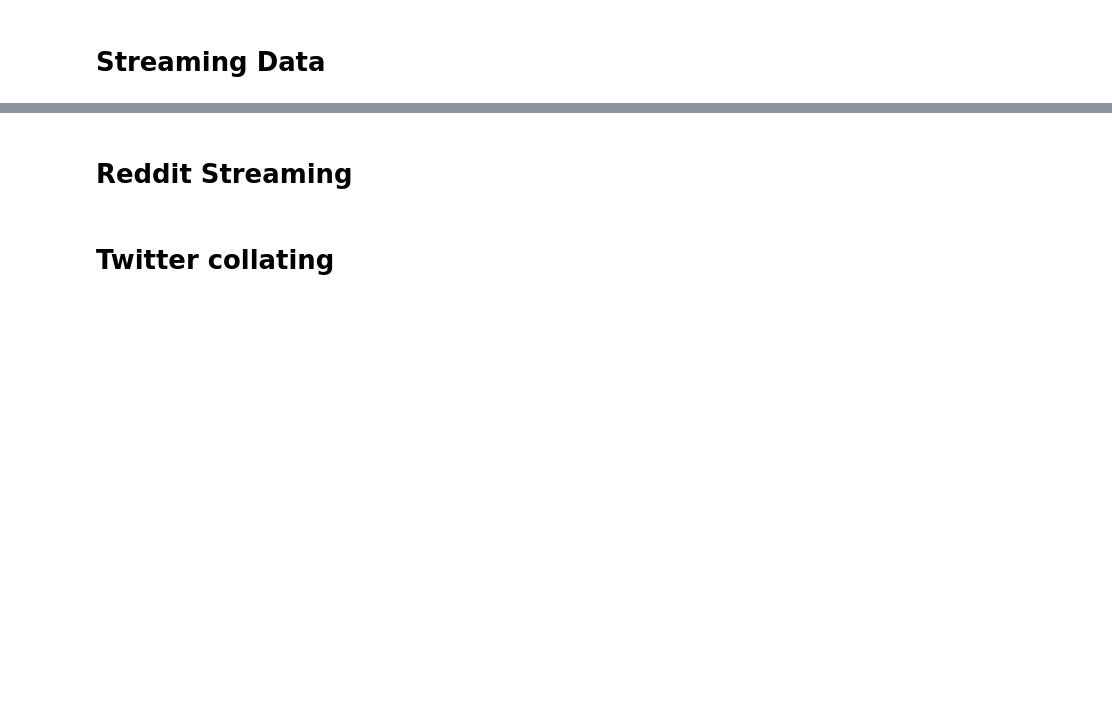
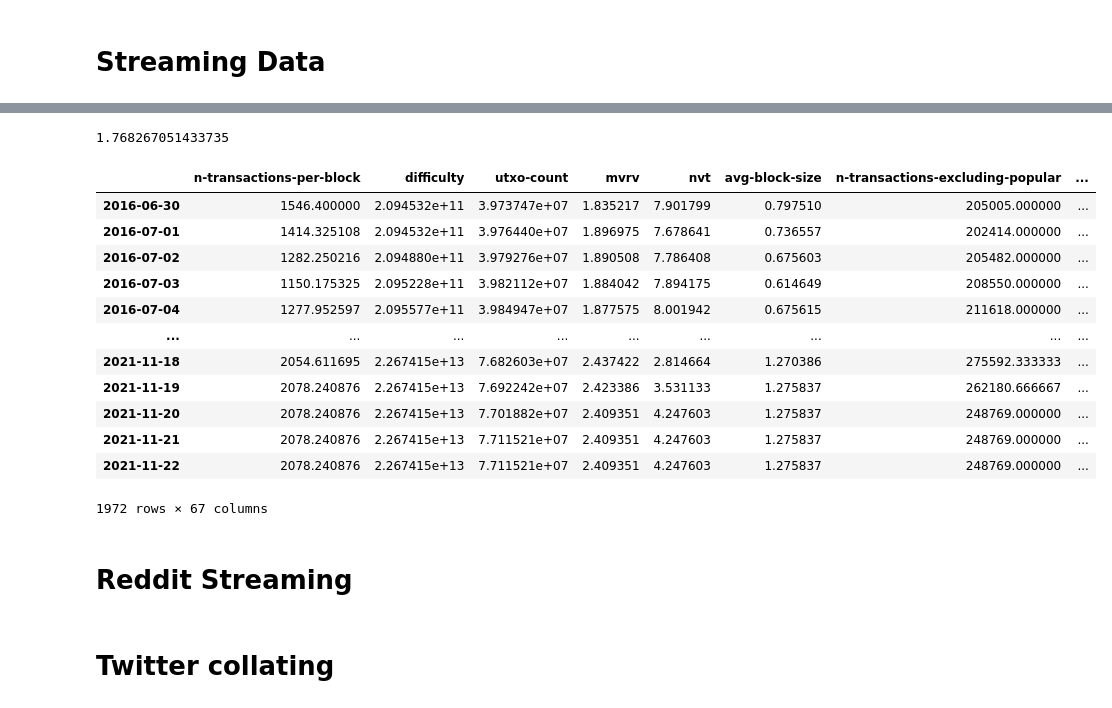
Before and after one commit to michelangelo89/btc_sent_fc, a Jupyter notebook: notebooks/ss_post_proc.ipynb, the cells around one changed output, grey strips where cells are left out. Drawn from its saved outputs; the diff is of its cells as text; code cells hidden in the pictures; blank space fills up the shorter version.

```diff
--- a/notebooks/ss_post_proc.ipynb
+++ b/notebooks/ss_post_proc.ipynb
@@ -14,3 +18,7 @@ import matplotlib.pyplot as plt
+# %%
+np.exp(0.57)
+# %% [output]
+1.768267051433735
 # %%
 def to_readable_datetime(x):
     from datetime import datetime
@@ -20,7 +28,21 @@ df = pd.read_csv("gcs://wagon-data-750-btc-sent-fc/raw_data/features_2016.csv",
                  index_col=0,
                  parse_dates=True)
 # %%
-df.columns
+big_df
+# %% [output]
+|  | n-transactions-per-block | difficulty | utxo-count | mvrv | nvt | avg-block-size | n-transactions-excluding-popular | ... |
+| 2016-06-30 | 1546.400000 | 2.094532e+11 | 3.973747e+07 | 1.835217 | 7.901799 | 0.797510 | 205005.000000 | ... |
+| 2016-07-01 | 1414.325108 | 2.094532e+11 | 3.976440e+07 | 1.896975 | 7.678641 | 0.736557 | 202414.000000 | ... |
+| 2016-07-02 | 1282.250216 | 2.094880e+11 | 3.979276e+07 | 1.890508 | 7.786408 | 0.675603 | 205482.000000 | ... |
+| 2016-07-03 | 1150.175325 | 2.095228e+11 | 3.982112e+07 | 1.884042 | 7.894175 | 0.614649 | 208550.000000 | ... |
+| 2016-07-04 | 1277.952597 | 2.095577e+11 | 3.984947e+07 | 1.877575 | 8.001942 | 0.675615 | 211618.000000 | ... |
+| ... | ... | ... | ... | ... | ... | ... | ... | ... |
+| 2021-11-18 | 2054.611695 | 2.267415e+13 | 7.682603e+07 | 2.437422 | 2.814664 | 1.270386 | 275592.333333 | ... |
+| 2021-11-19 | 2078.240876 | 2.267415e+13 | 7.692242e+07 | 2.423386 | 3.531133 | 1.275837 | 262180.666667 | ... |
+| 2021-11-20 | 2078.240876 | 2.267415e+13 | 7.701882e+07 | 2.409351 | 4.247603 | 1.275837 | 248769.000000 | ... |
+| 2021-11-21 | 2078.240876 | 2.267415e+13 | 7.711521e+07 | 2.409351 | 4.247603 | 1.275837 | 248769.000000 | ... |
+| 2021-11-22 | 2078.240876 | 2.267415e+13 | 7.711521e+07 | 2.409351 | 4.247603 | 1.275837 | 248769.000000 | ... |
+1972 rows × 67 columns
 # %% [markdown]
 # Reddit Streaming
 # %%
```
Also changed, not shown: parts of 39 cells of this notebook, 2 other files.
